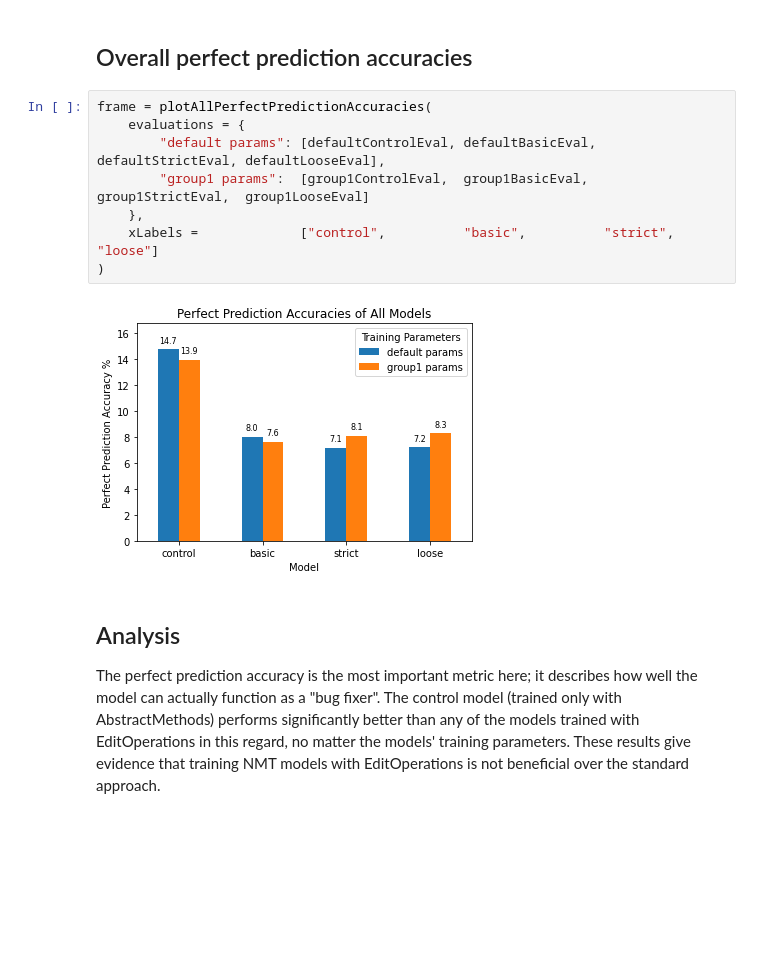
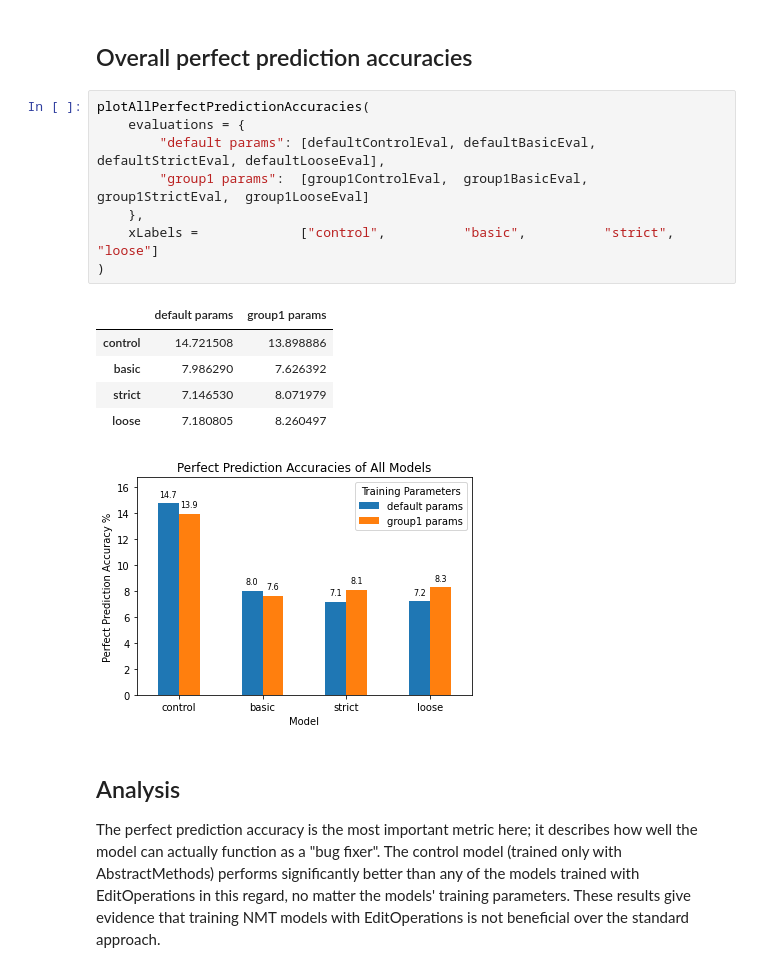
Before and after one commit to WM-SEMERU/hephaestus, a Jupyter notebook: nbs/07_Experiment.ipynb, the cells around one changed output. Drawn from its saved outputs; the diff is of its cells as text; blank space fills up the shorter version.

```diff
--- a/nbs/07_Experiment.ipynb
+++ b/nbs/07_Experiment.ipynb
@@ -413,14 +413,19 @@ plotFailedPredictionRates(
 # %% [markdown]
 ## Overall perfect prediction accuracies
 # %%
-frame = plotAllPerfectPredictionAccuracies(
+plotAllPerfectPredictionAccuracies(
     evaluations = {
         "default params": [defaultControlEval, defaultBasicEval, defaultStrictEval, defaultLooseEval],
         "group1 params":  [group1ControlEval,  group1BasicEval,  group1StrictEval,  group1LooseEval]
     },
     xLabels =             ["control",          "basic",          "strict",          "loose"]
 )
 # %% [output]
+|  | default params | group1 params |
+| control | 14.721508 | 13.898886 |
+| basic | 7.986290 | 7.626392 |
+| strict | 7.146530 | 8.071979 |
+| loose | 7.180805 | 8.260497 |
 [figure]
 # %% [markdown]
 ## Analysis
```
Also changed, not shown: parts of 8 cells of this notebook, 3 other files.
